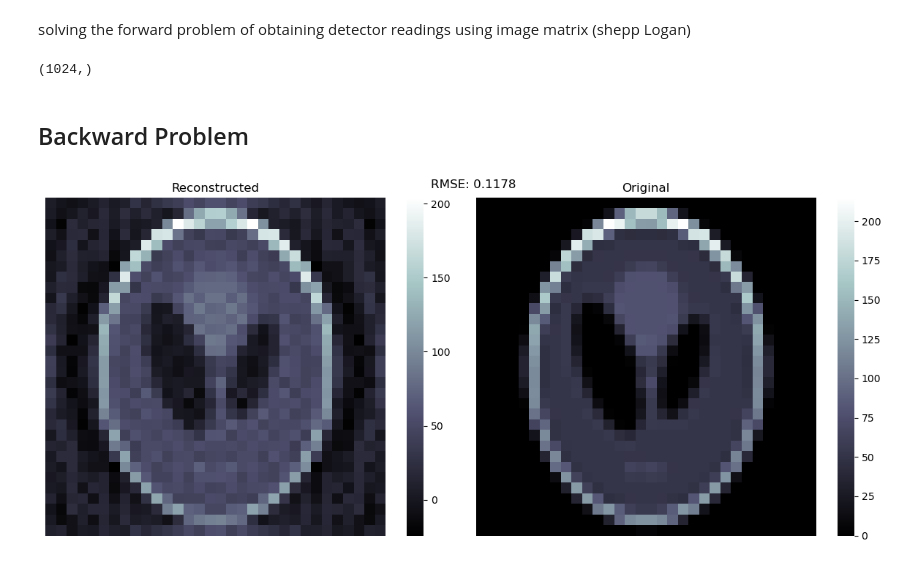
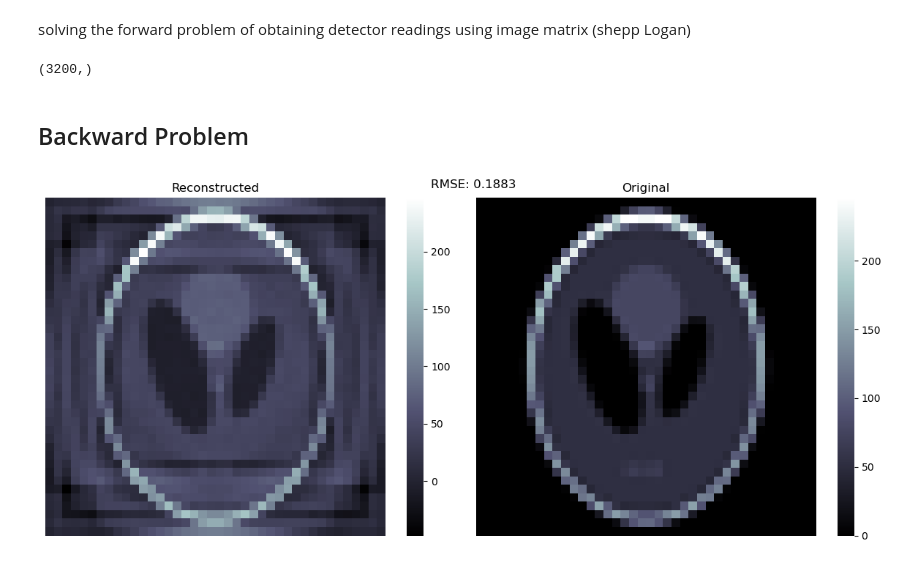
Before and after one commit to aakashks/CT-Reconstruction-2D, a Jupyter notebook: test_notebooks/test_shepp_logan.ipynb, the cells around one changed output. Saved outputs shown, nothing was run; the diff lists cells and outputs as text; code cells hidden in the pictures.

```diff
--- a/test_notebooks/test_shepp_logan.ipynb
+++ b/test_notebooks/test_shepp_logan.ipynb
@@ -9,7 +9,7 @@ from PIL import Image
 im = iio.imread('../assets/800px-SheppLogan.png')
 # %%
 # loading image
-new_res = 32
+new_res = 40
 
 img = Image.fromarray(im).resize((new_res, new_res))
 img = np.array(img.convert('L'))
@@ -19,11 +19,11 @@ plot_image(img, cmap='bone')
 # %%
 A = CreateInterceptMatrix(
-  no_of_detectors=new_res,
+  no_of_detectors=2*new_res,
   source_to_object=20,
   source_to_detector=42,
   size_of_object=12,
   no_of_rotations=new_res,
-  angle_bw_detectors=0.01652,
+  angle_bw_detectors=0.01652/4,
   resolution=new_res
 ).create_intercept_matrix_from_lines()
 # %% [markdown]
@@ -34,6 +34,12 @@ solving the forward problem of obtaining detector readings using image matrix (s
 b = A @ img.flatten()
 b.shape
 # %% [output]
-(1024,)
+(3200,)
 # %% [markdown]
 ## Backward Problem
+# %%
+# GPU based pinv calc
+
+import torch
+torch.set_default_device('cuda')
+A = torch.from_numpy(A).cuda()
@@ -40,8 +101,10 @@ b.shape
 # %%
 A_pinv = pinv(A, num_iterations=200)
 # %%
-A_pinv_rounded = np.round(A_pinv, 4)
-x = A_pinv_rounded @ b
+A_pinv_rounded = torch.round(A_pinv, decimals=4)
+b = torch.from_numpy(b).cuda()
+x = torch.mv(A_pinv_rounded, b)
+x = np.array(x.cpu())
 plot_images(x.reshape(new_res, -1), img, cmap='bone')
 # %% [output]
-[figure, old version]
+[figure, new version]
```
Also changed, not shown: parts of 2 cells of this notebook, 2 other files.
